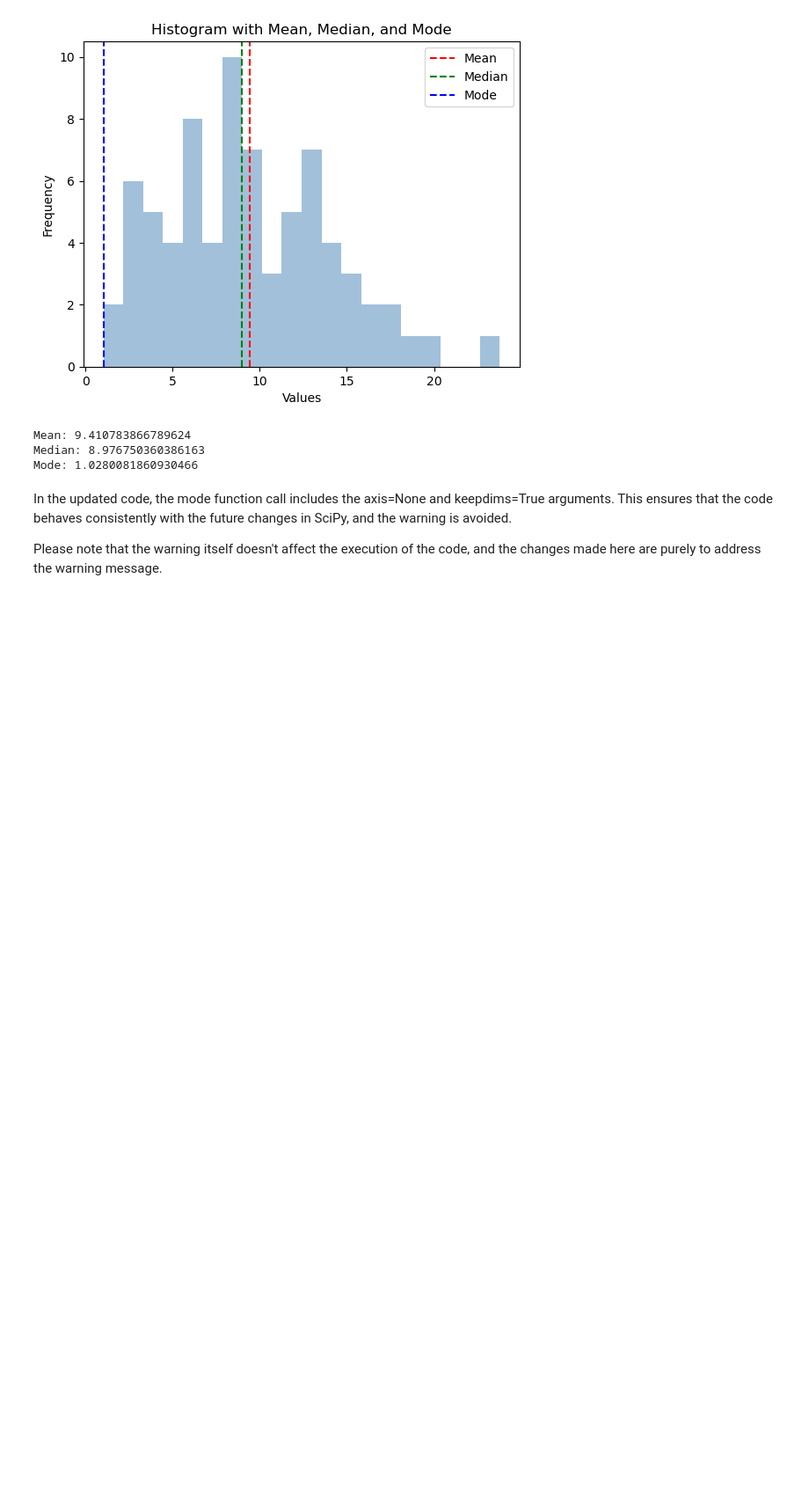
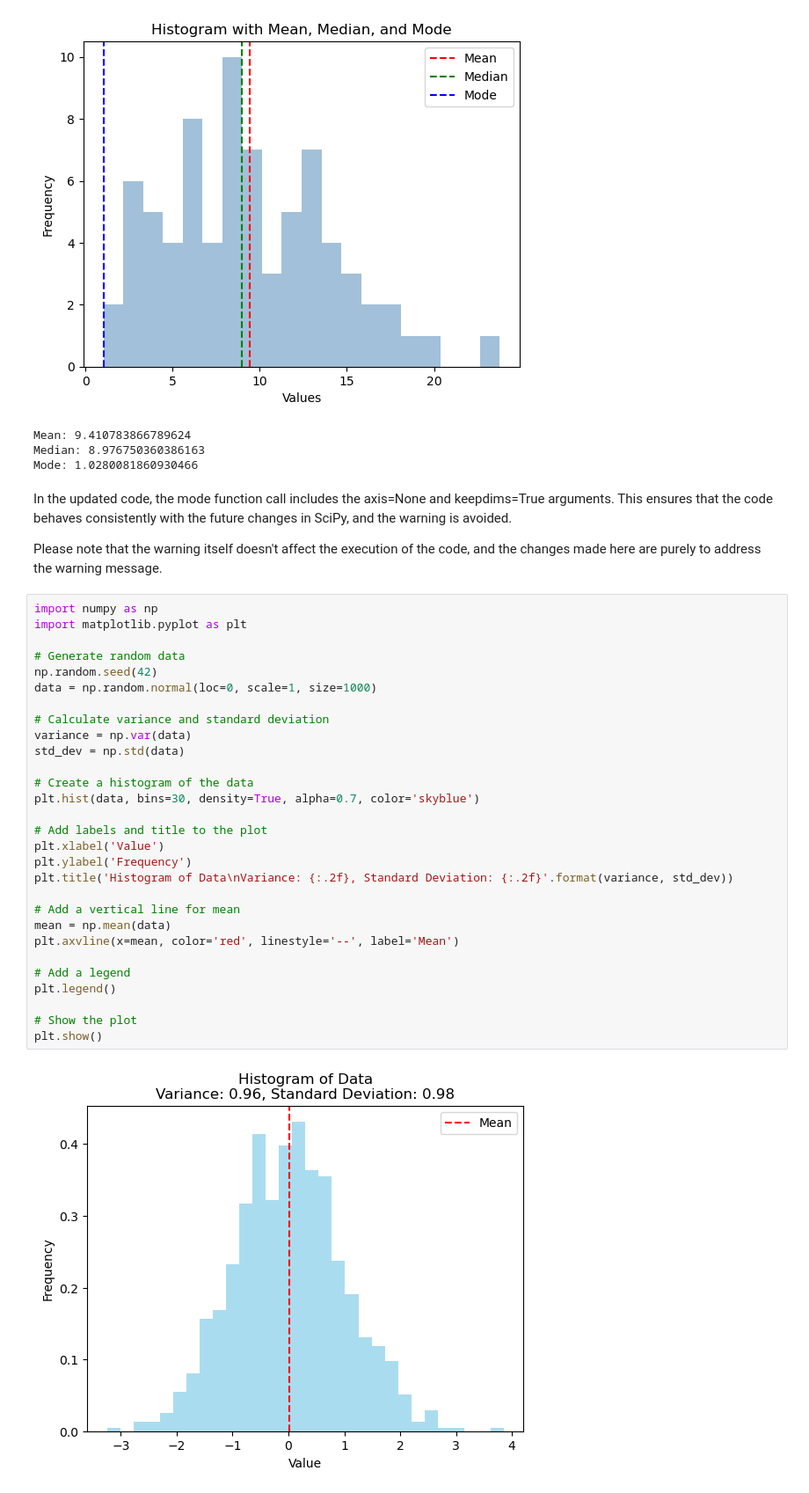
Before and after one commit to ronandownes/basics, a Jupyter notebook: Untitled1.ipynb, the cells around one changed output. Shown at 88% size. Cells and saved outputs as stored; diff of their text form; blank space fills up the shorter version.

```diff
--- a/Untitled1.ipynb
+++ b/Untitled1.ipynb
@@ -68,3 +68,34 @@ Mode: 1.0280081860930466
 In the updated code, the mode function call includes the axis=None and keepdims=True arguments. This ensures that the code behaves consistently with the future changes in SciPy, and the warning is avoided.
 
 Please note that the warning itself doesn't affect the execution of the code, and the changes made here are purely to address the warning message.
+# %%
+import numpy as np
+import matplotlib.pyplot as plt
+
+# Generate random data
+np.random.seed(42)
+data = np.random.normal(loc=0, scale=1, size=1000)
+
+# Calculate variance and standard deviation
+variance = np.var(data)
+std_dev = np.std(data)
+
+# Create a histogram of the data
+plt.hist(data, bins=30, density=True, alpha=0.7, color='skyblue')
+
+# Add labels and title to the plot
+plt.xlabel('Value')
+plt.ylabel('Frequency')
+plt.title('Histogram of Data\nVariance: {:.2f}, Standard Deviation: {:.2f}'.format(variance, std_dev))
+
+# Add a vertical line for mean
+mean = np.mean(data)
+plt.axvline(x=mean, color='red', linestyle='--', label='Mean')
+
+# Add a legend
+plt.legend()
+
+# Show the plot
+plt.show()
+# %% [output]
+[figure, added]
```
Also changed, not shown: parts of 3 cells of this notebook, 8 other files.
